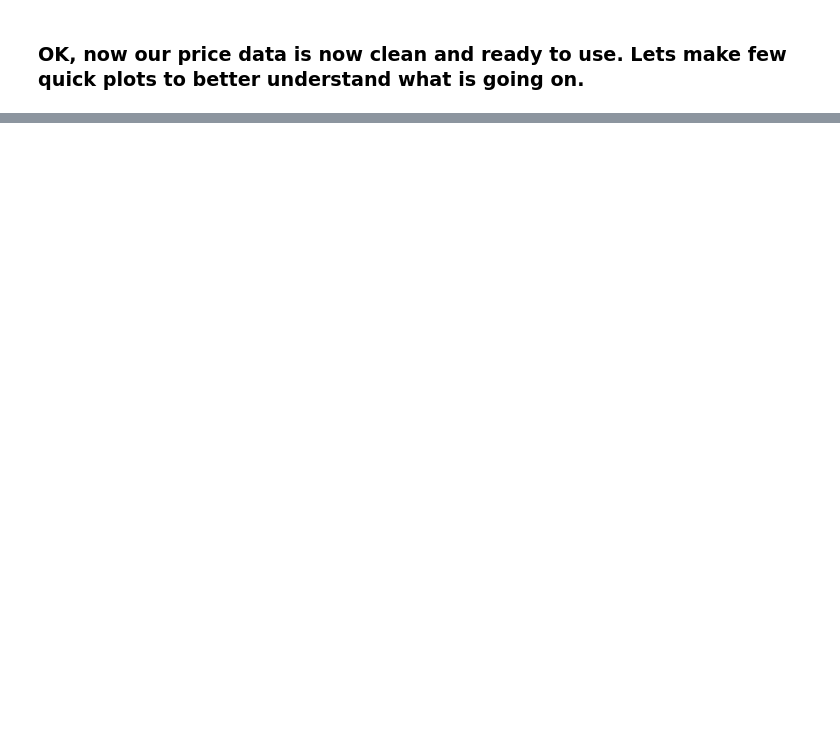
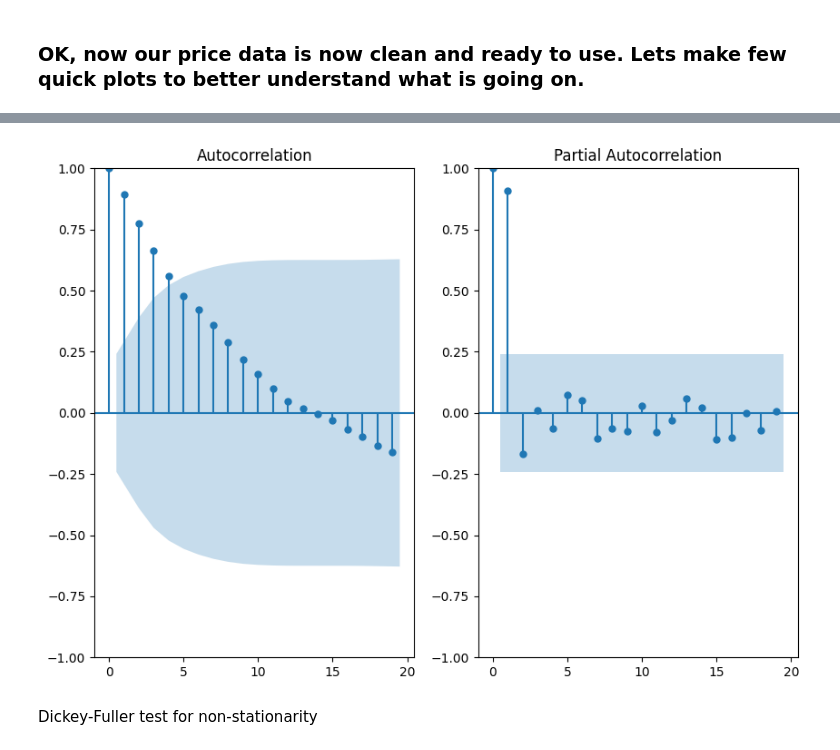
Before and after one commit to tomczykart/housing-market-prediction, a Jupyter notebook: notebooks/housing_prices.ipynb, the cells around one changed output, grey strips where cells are left out. Saved outputs shown, nothing was run; the diff lists cells and outputs as text; code cells hidden in the pictures; blank space fills up the shorter version.

```diff
--- a/notebooks/housing_prices.ipynb
+++ b/notebooks/housing_prices.ipynb
@@ -149,0 +218,12 @@ Text(0.5, 1.0, 'Offer prices for new flats in Poland')
+# %%
+from statsmodels.graphics.tsaplots import plot_pacf
+from statsmodels.graphics.tsaplots import plot_acf
+
+fig, ax = plt.subplots(1, 2, figsize=(10,7))
+plot_acf(df['Warszawa'], ax=ax[0])
+plot_pacf(df['Warszawa'], ax=ax[1])
+plt.show()
+# %% [output]
+[figure, added]
+# %% [markdown]
+Dickey-Fuller test for non-stationarity
```
Also changed, not shown: parts of 19 cells of this notebook.
